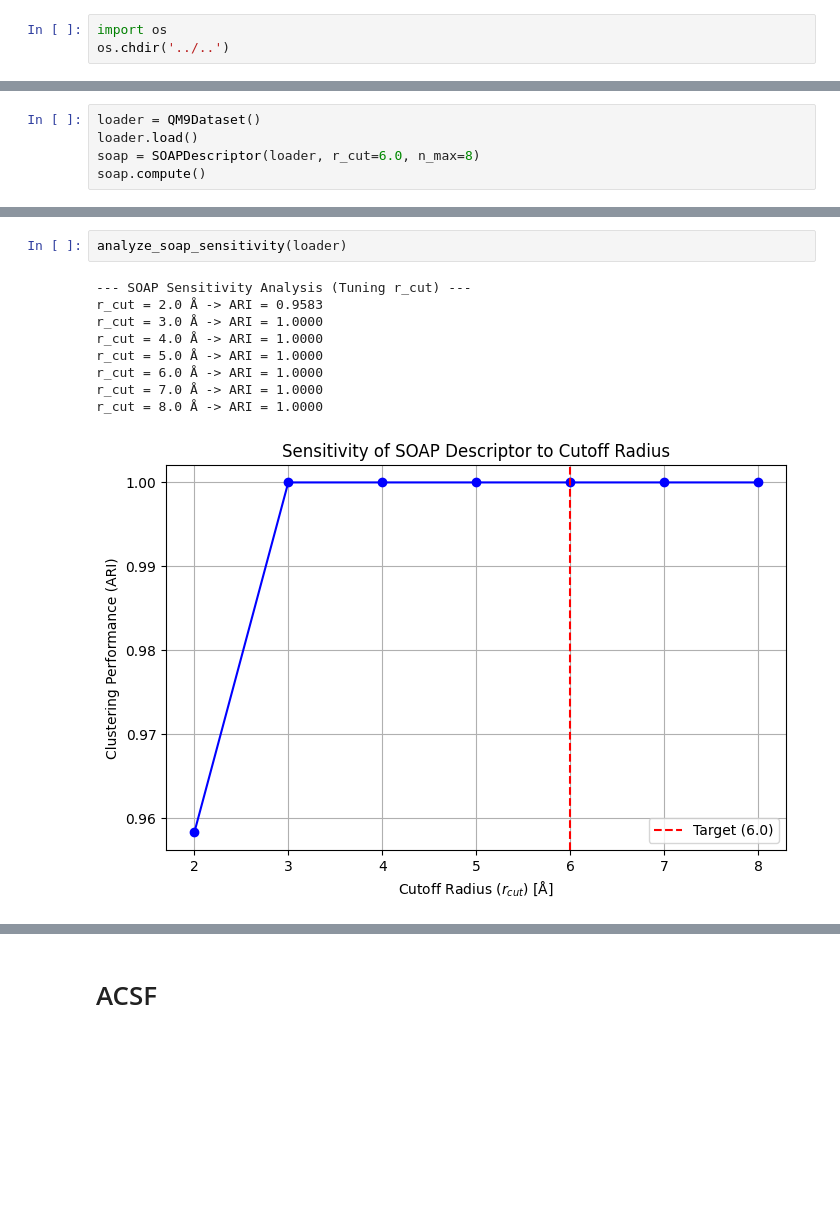
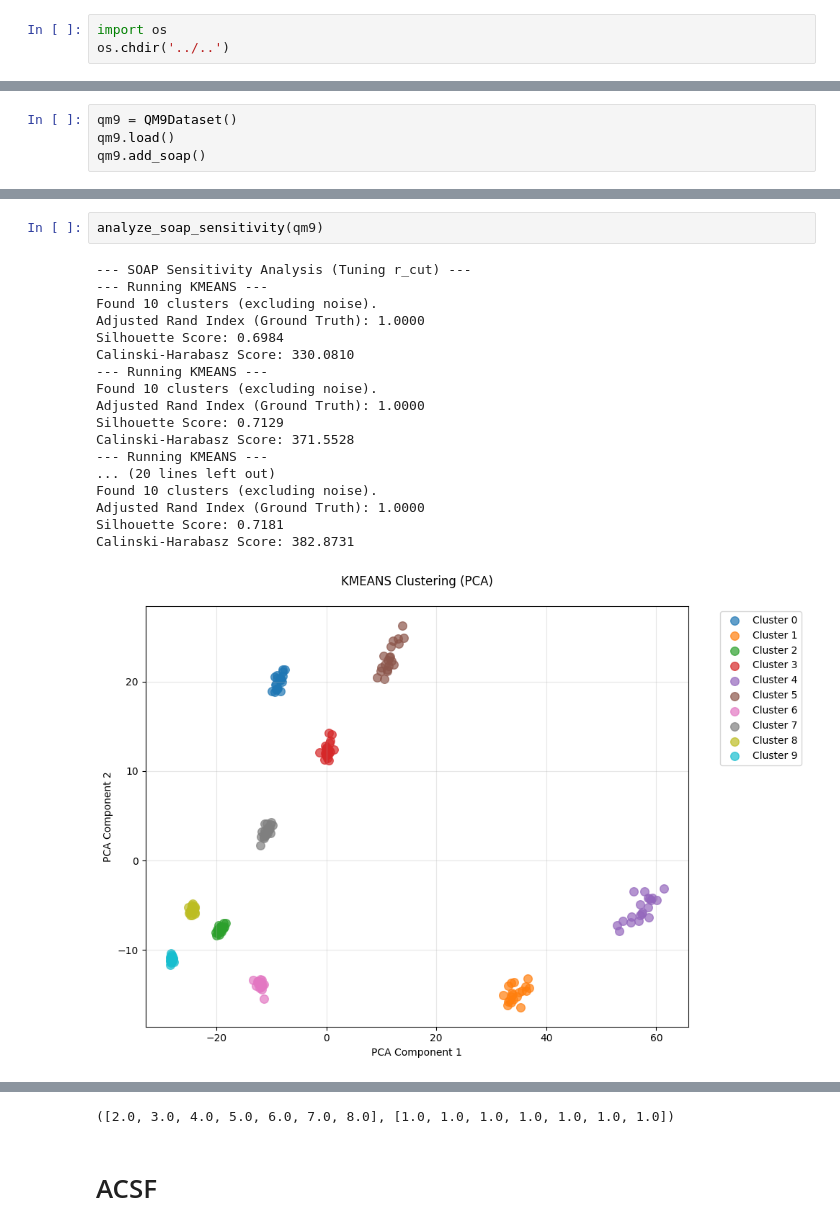
Before and after one commit to karlfindhansen/Non-Euclidean-Distances-in-Molecular-Representation, a Jupyter notebook: notebooks/QM9/descriptors.ipynb, the cells around one changed output, grey strips where cells are left out. Cells and saved outputs as stored; diff of their text form; blank space fills up the shorter version.

```diff
--- a/notebooks/QM9/descriptors.ipynb
+++ b/notebooks/QM9/descriptors.ipynb
@@ -12,8 +14,7 @@ from src.descriptors import SOAPDescriptor, ACSFDescriptor
 from src.clusters import ClusterAnalysis
 from src.datasets import QM9Dataset
 # %%
-loader = QM9Dataset()
-loader.load()
-soap = SOAPDescriptor(loader, r_cut=6.0, n_max=8)
-soap.compute()
+qm9 = QM9Dataset()
+qm9.load()
+qm9.add_soap()
 # %% [output]
@@ -83,12 +121,21 @@ def analyze_soap_sensitivity(loader, r_cuts=[float(i) for i in range(2, 9)]):
 # %%
-analyze_soap_sensitivity(loader)
+analyze_soap_sensitivity(qm9)
 # %% [output]
 --- SOAP Sensitivity Analysis (Tuning r_cut) ---
-r_cut = 2.0 Å -> ARI = 0.9583
-r_cut = 3.0 Å -> ARI = 1.0000
-r_cut = 4.0 Å -> ARI = 1.0000
-r_cut = 5.0 Å -> ARI = 1.0000
-r_cut = 6.0 Å -> ARI = 1.0000
-r_cut = 7.0 Å -> ARI = 1.0000
-r_cut = 8.0 Å -> ARI = 1.0000
+--- Running KMEANS ---
+Found 10 clusters (excluding noise).
+Adjusted Rand Index (Ground Truth): 1.0000
+Silhouette Score: 0.6984
+Calinski-Harabasz Score: 330.0810
+--- Running KMEANS ---
+Found 10 clusters (excluding noise).
+Adjusted Rand Index (Ground Truth): 1.0000
+Silhouette Score: 0.7129
+Calinski-Harabasz Score: 371.5528
+--- Running KMEANS ---
+... (20 lines left out)
+Found 10 clusters (excluding noise).
+Adjusted Rand Index (Ground Truth): 1.0000
+Silhouette Score: 0.7181
+Calinski-Harabasz Score: 382.8731
-[figure, old version]
+[figure, new version]
@@ -95,3 +143,4 @@ r_cut = 8.0 Å -> ARI = 1.0000
+([2.0, 3.0, 4.0, 5.0, 6.0, 7.0, 8.0], [1.0, 1.0, 1.0, 1.0, 1.0, 1.0, 1.0])
 # %% [markdown]
 # ACSF
 # %%
```
Also changed, not shown: parts of 13 cells of this notebook, 10 other files.
